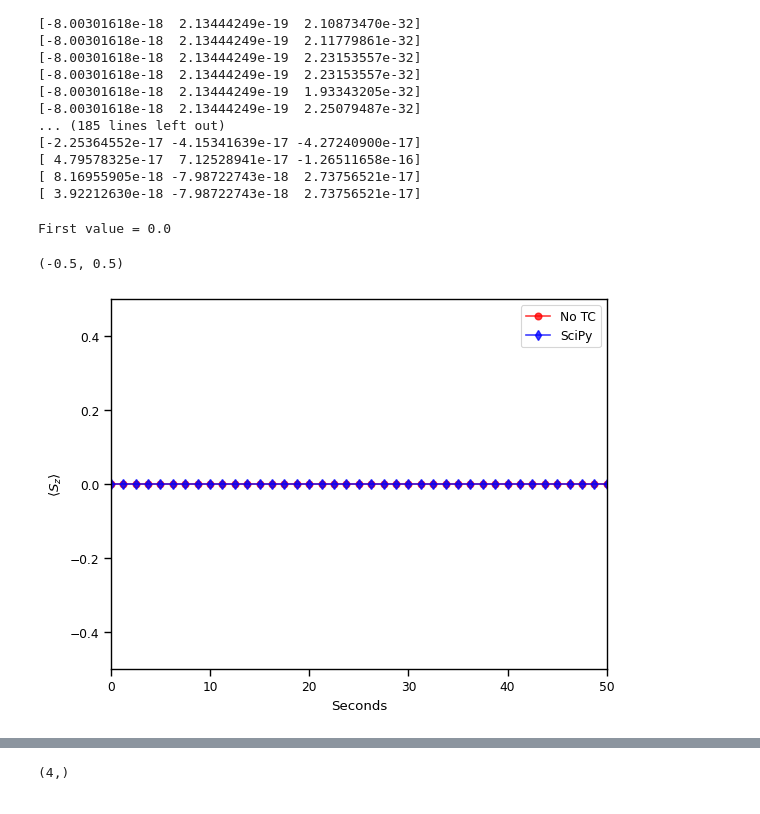
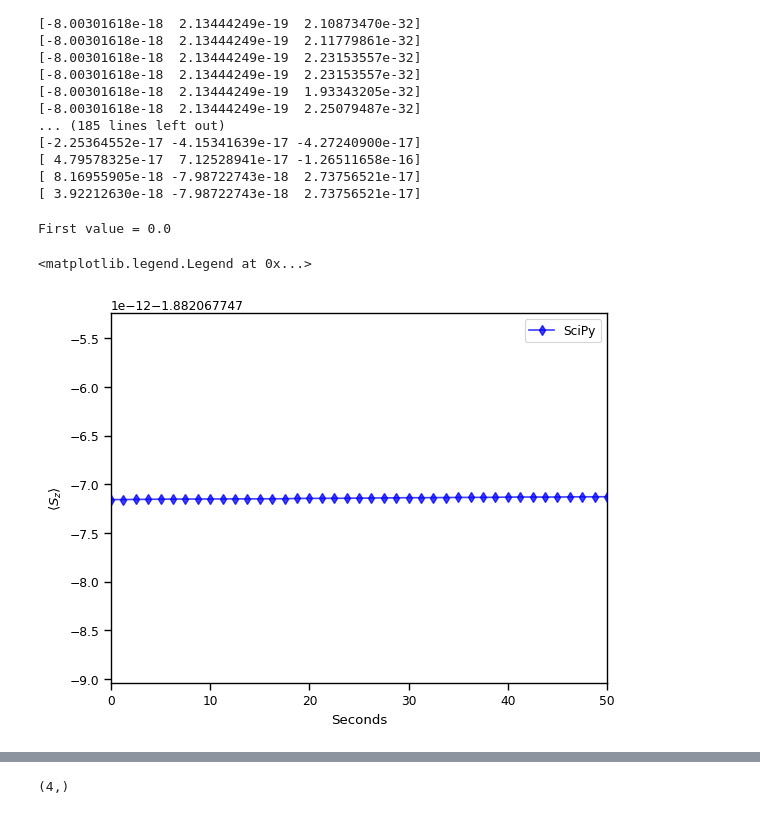
Before and after one commit to Magnusson6359/qiskit-algorithms, a Jupyter notebook: testing.ipynb, the cells around one changed output, grey strips where cells are left out. Cells and saved outputs as stored; diff of their text form; code cells hidden in the pictures.

```diff
--- a/testing.ipynb
+++ b/testing.ipynb
@@ -448,7 +449,7 @@ I want you to know that Hermiticity is False according to my beliefs
 # Compare with exact solutions
 init_circ1 = ansatz_qrte.assign_parameters(init_param_values_qrte)
 evolution_problem = TimeEvolutionProblem(
-    hamiltonian, total_time, initial_state=init_circ1, aux_operators=[magnetisation]
+    hamiltonian, total_time, initial_state=init_circ1, aux_operators=[hamiltonian]
 )
 rtev1 = SciPyRealEvolver(num_timesteps)
 sol1 = rtev1.evolve(evolution_problem)
@@ -462,34 +463,34 @@ sol2 = rtev2.evolve(evolution_problem2)
 # %%
 sns.set_context("paper")
 fig, ax = plt.subplots(1,1)
 #fig.set_figheight(7)
 #fig.set_figwidth(5)
 
 DELTA_BIG = 5
 
 exp_val_real_notc = np.array([ele[0][0].real for ele in real_result_notc.observables])
 times = real_result_notc.times
 #exp_val_real = np.array([ele[0][0].real for ele in real_result.observables])
 #times = real_result.times
 exact_mz_exp_val_re = sol1.observables[0][0].real
 exact_mz_exp_val_re_tc = sol2.observables[0][0].real
 
 print("First value =", exp_val_real_notc[0]) # E: -1.2427 for triplet, -1.8820 for singlet
 
-ax.plot(times[::DELTA_BIG], exp_val_real_notc[::DELTA_BIG], '-ro', label= "No TC", alpha=0.75) #+ extracted_transformer_energy+ nuclear_repulsion_energy
+#ax.plot(times[::DELTA_BIG], exp_val_real_notc[::DELTA_BIG], '-ro', label= "No TC", alpha=0.75) #+ extracted_transformer_energy+ nuclear_repulsion_energy
 #ax.plot(times[::DELTA_BIG], exp_val_real[::DELTA_BIG], '-gs', label= "TC", alpha=0.76) #+ extracted_transformer_energy+ nuclear_repulsion_energy
 ax.plot(times[::DELTA_BIG], exact_mz_exp_val_re[::DELTA_BIG], '-bd', label= "SciPy", alpha=0.75) #+ extracted_transformer_energy+ nuclear_repulsion_energy
 #ax.plot(times[::DELTA_BIG], exact_mz_exp_val_re_tc[::DELTA_BIG], '-c^', label= "SciPy TC")
 
 ax.set_xlabel("Seconds")
 ax.set_xlim([0, times[-1]])
 ax.set_ylabel(r"$\langle S_z \rangle$")
 ax.legend()
-ax.set_ylim([-.5,.5])
+#ax.set_ylim([-.5,.5])
 # %% [output]
 First value = 0.0
-(-0.5, 0.5)
+<matplotlib.legend.Legend at 0x...>
-[figure, old version]
+[figure, new version]
 # %%
 hmat = hamiltonian.to_matrix()
 state = Statevector.from_int(0, 2**hamiltonian.num_qubits)
```
Also changed, not shown: parts of 4 cells of this notebook.
